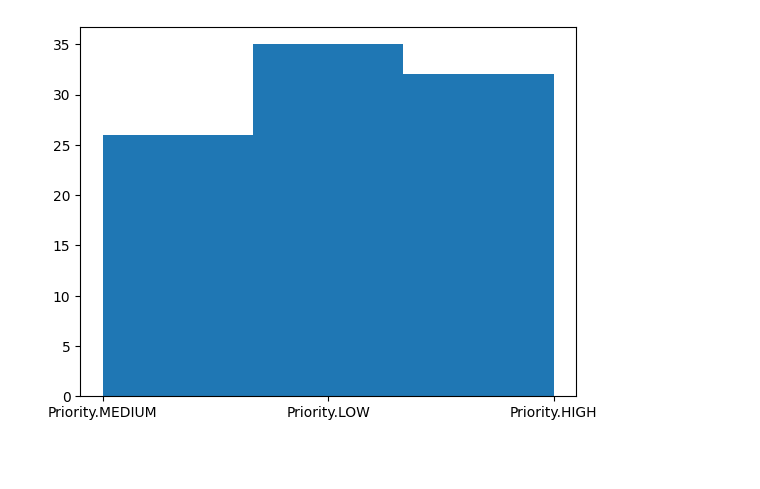
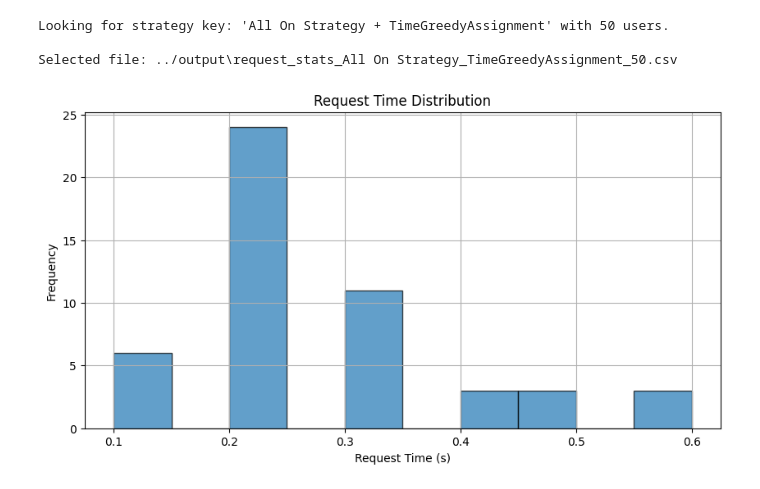
Before and after one commit to SimonR99/OptimisationNTN, a Jupyter notebook: analyse/request.ipynb, the cells around one changed output. Saved outputs shown, nothing was run; the diff lists cells and outputs as text; code cells hidden in the pictures; blank space fills up the shorter version.

```diff
--- a/analyse/request.ipynb
+++ b/analyse/request.ipynb
@@ -26,7 +0,0 @@ request_stats.head()
-# %%
-request_tick_time = request_stats["last_status_change"] - request_stats["creation_time"]
-request_time = request_tick_time * 0.1
-
-# plot the request time distribution
-plt.hist(request_time, bins=10)
-plt.show()
@@ -41,6 +0,0 @@ plt.show()
-# %%
-# plot the request priority distribution
-plt.hist(request_stats["priority"], bins=3)
-plt.show()
-# %% [output]
-[figure, removed]
@@ -46,0 +6,25 @@ plt.show()
+# %%
+
+def load_request_data():
+    """
+    Load request stats data into a structured dictionary.
+    """
+    dict_df = defaultdict(list)
+    for file in glob.glob("../output/request_stats_*.csv"):
+        # Extract strategies and user count from file name
+        parts = file.split("_")
+        power_strategy = parts[2].strip()
+        assignment_strategy = parts[3].strip()
+        user_count = int(parts[4].replace(".csv", "").strip())
+
+        # Create a normalized combined strategy key
+        strategy_key = f"{power_strategy} + {assignment_strategy}"
+
+        # Read the file into a DataFrame
+        df = pd.read_csv(file)
+        dict_df[strategy_key].append({
+            'user_count': user_count,
+            'file_name': file,
+            'data': df
+        })
+    return dict_df
@@ -46,0 +71,18 @@ plt.show()
+# %%
+# Load the request data
+dict_df = load_request_data()
+# %%
+
+# Plot the request time distribution for a specific run
+plot_request_time_distribution(
+    dict_df,
+    power_strategy="All On Strategy",
+    assignment_strategy="TimeGreedyAssignment",
+    user_count=50,
+    bins=10
+)
+# %% [output]
+Looking for strategy key: 'All On Strategy + TimeGreedyAssignment' with 50 users.
+
+Selected file: ../output\request_stats_All On Strategy_TimeGreedyAssignment_50.csv
+[figure, added]
```
Also changed, not shown: parts of 6 cells of this notebook, 3 other files.
